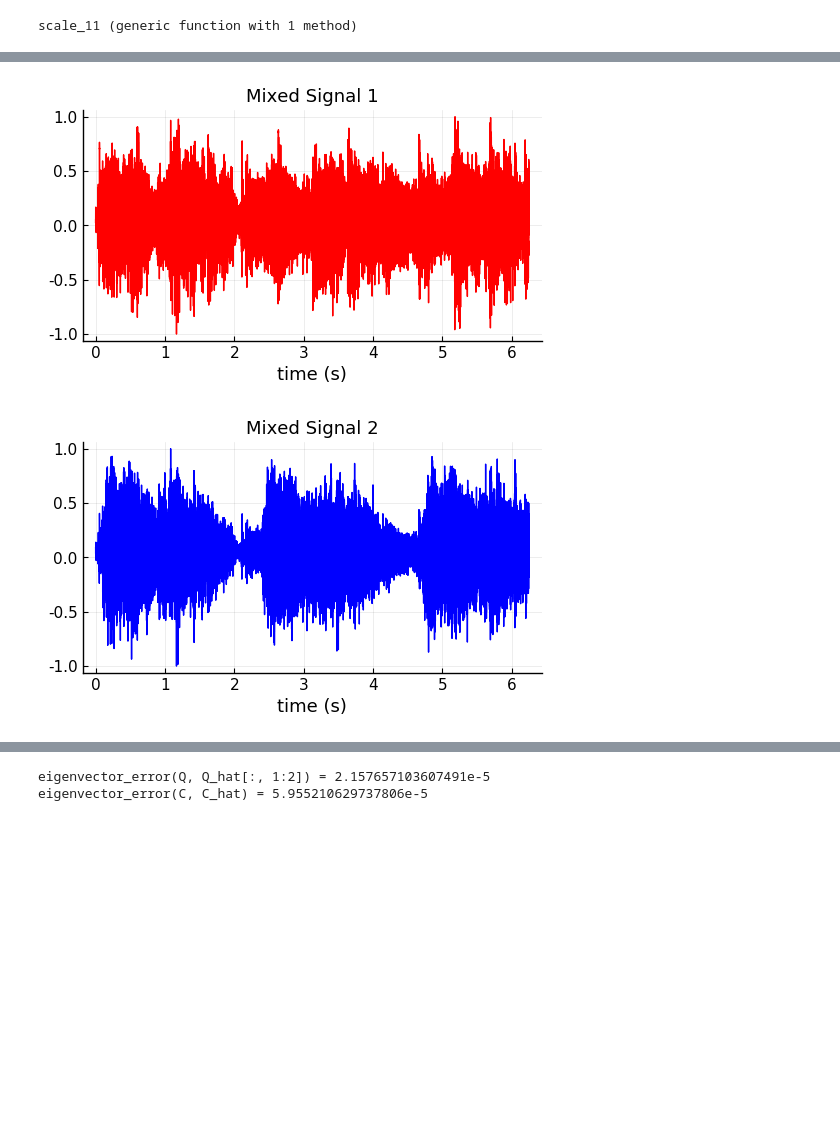
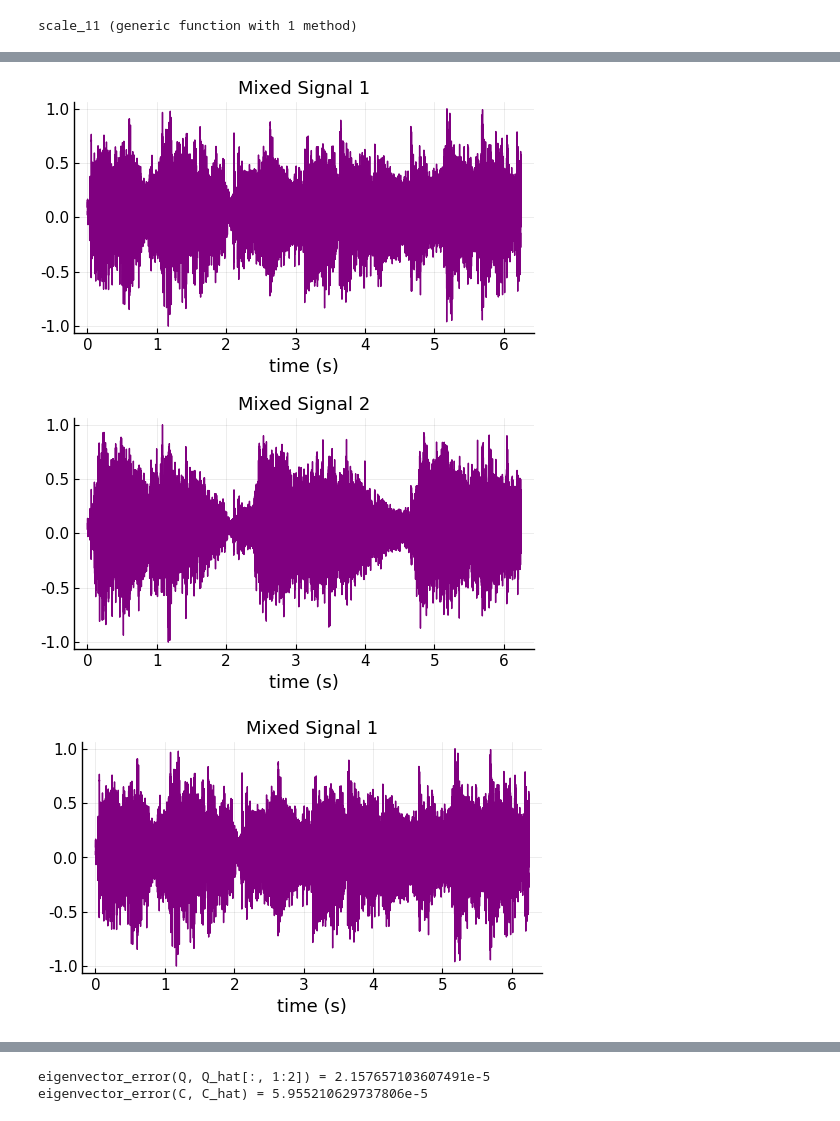
Before and after one commit to aprasadan/DMF.jl, a Jupyter notebook: examples/Unmixing.ipynb, the cells around one changed output, grey strips where cells are left out. Drawn from its saved outputs; the diff is of its cells as text; code cells hidden in the pictures; blank space fills up the shorter version.

```diff
--- a/examples/Unmixing.ipynb
+++ b/examples/Unmixing.ipynb
@@ -64,17 +70,18 @@ display(plot(p2))
 # %%
 Q = [1 2; 2 1]
 Q = mapslices(normalize, Q; dims = 1)
 
 X = Q * C'
 
 p1 = plot(reuse = false, size = (500, 300))
-p1 = plot!((1:1:length(s1)) / Int(fs), scale_11(X[1, :]), xlabel = "time (s)", title = "Mixed Signal 1", legend = false, tickfont = Plots.font("Helvetica", 11), guidefont = Plots.font("Helvetica", 13), titlefont = Plots.font("Helvetica", 13), color = :red)
+p1 = plot!((1:1:length(s1)) / Int(fs), scale_11(X[1, :]), xlabel = "time (s)", title = "Mixed Signal 1", legend = false, tickfont = Plots.font("Helvetica", 11), guidefont = Plots.font("Helvetica", 13), titlefont = Plots.font("Helvetica", 13), color = :purple)
 
 p2 = plot(reuse = false, size = (500, 300))
-p2 = plot!((1:1:length(s2)) / Int(fs), scale_11(X[2, :]), xlabel = "time (s)", title = "Mixed Signal 2", legend = false, tickfont = Plots.font("Helvetica", 11), guidefont = Plots.font("Helvetica", 13), titlefont = Plots.font("Helvetica", 13), color = :blue)
+p2 = plot!((1:1:length(s2)) / Int(fs), scale_11(X[2, :]), xlabel = "time (s)", title = "Mixed Signal 2", legend = false, tickfont = Plots.font("Helvetica", 11), guidefont = Plots.font("Helvetica", 13), titlefont = Plots.font("Helvetica", 13), color = :purple)
 
 display(plot(p1))
 display(plot(p2))
 # %% [output]
-[figure, old version]
+[figure, new version]
-[figure, old version]
+[figure, new version]
+[figure, added]
```
Also changed, not shown: parts of 8 cells of this notebook, 3 other files.
